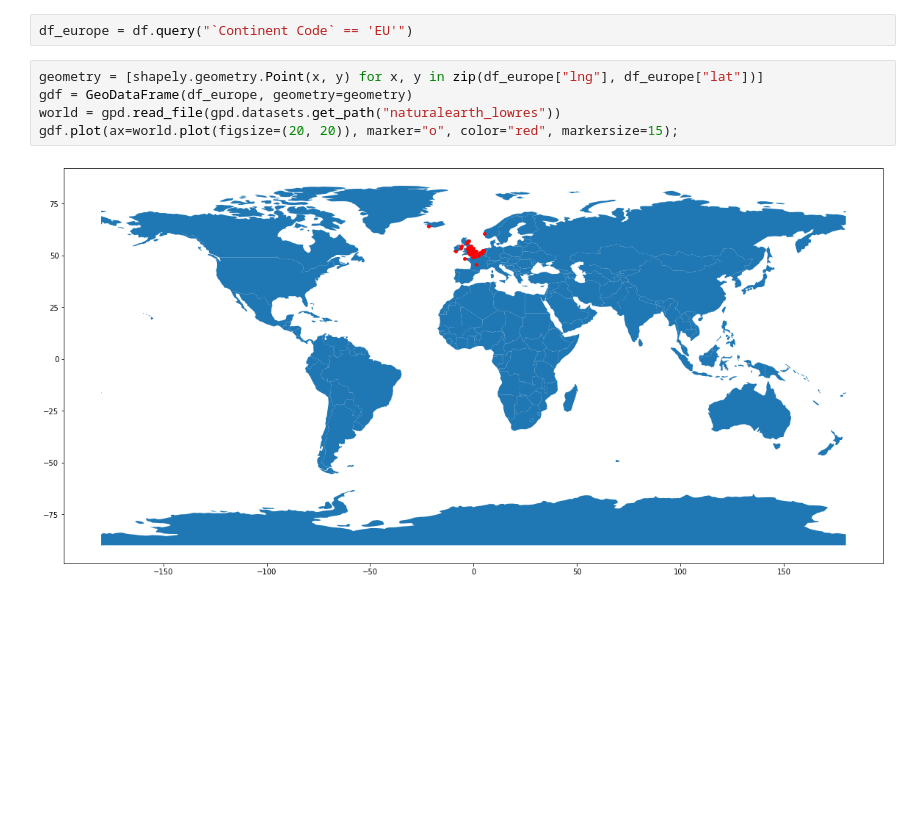
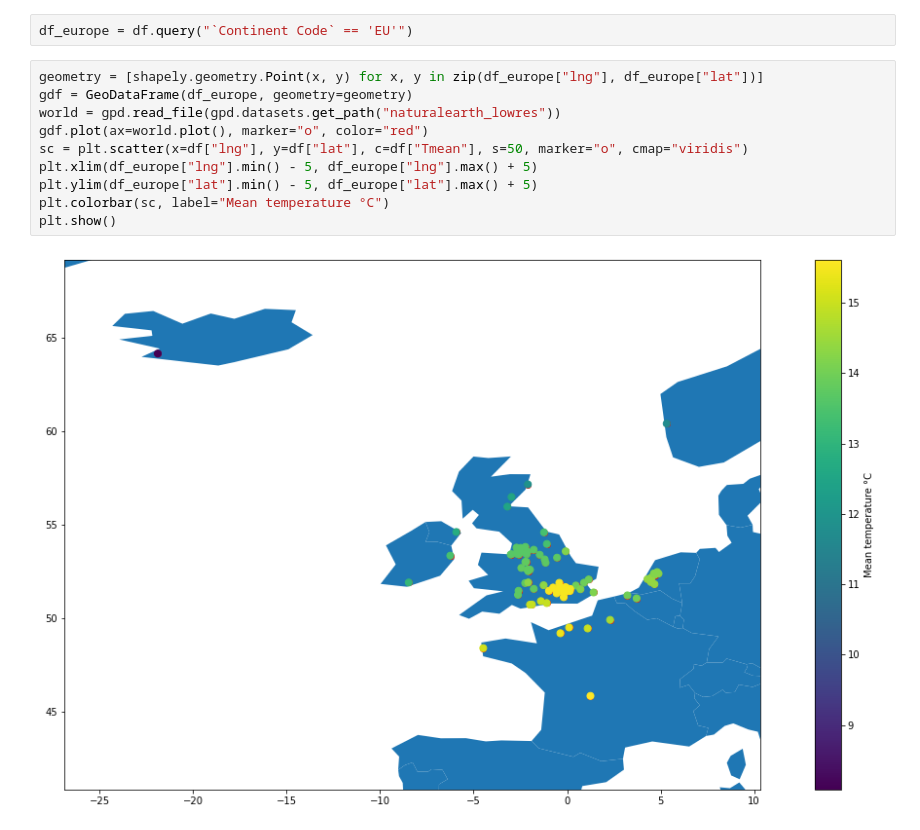
Before and after one commit to Jonas1312/cities-with-nice-weather, a Jupyter notebook: README.ipynb, the cells around one changed output. Cells and saved outputs as stored; diff of their text form; blank space fills up the shorter version.

```diff
--- a/README.ipynb
+++ b/README.ipynb
@@ -388,7 +379,12 @@ df_europe = df.query("`Continent Code` == 'EU'")
 # %%
 geometry = [shapely.geometry.Point(x, y) for x, y in zip(df_europe["lng"], df_europe["lat"])]
 gdf = GeoDataFrame(df_europe, geometry=geometry)
 world = gpd.read_file(gpd.datasets.get_path("naturalearth_lowres"))
-gdf.plot(ax=world.plot(figsize=(20, 20)), marker="o", color="red", markersize=15);
+gdf.plot(ax=world.plot(), marker="o", color="red")
+sc = plt.scatter(x=df["lng"], y=df["lat"], c=df["Tmean"], s=50, marker="o", cmap="viridis")
+plt.xlim(df_europe["lng"].min() - 5, df_europe["lng"].max() + 5)
+plt.ylim(df_europe["lat"].min() - 5, df_europe["lat"].max() + 5)
+plt.colorbar(sc, label="Mean temperature °C")
+plt.show()
 # %% [output]
-[figure, old version]
+[figure, new version]
```
Also changed, not shown: parts of 1 cell of this notebook.
